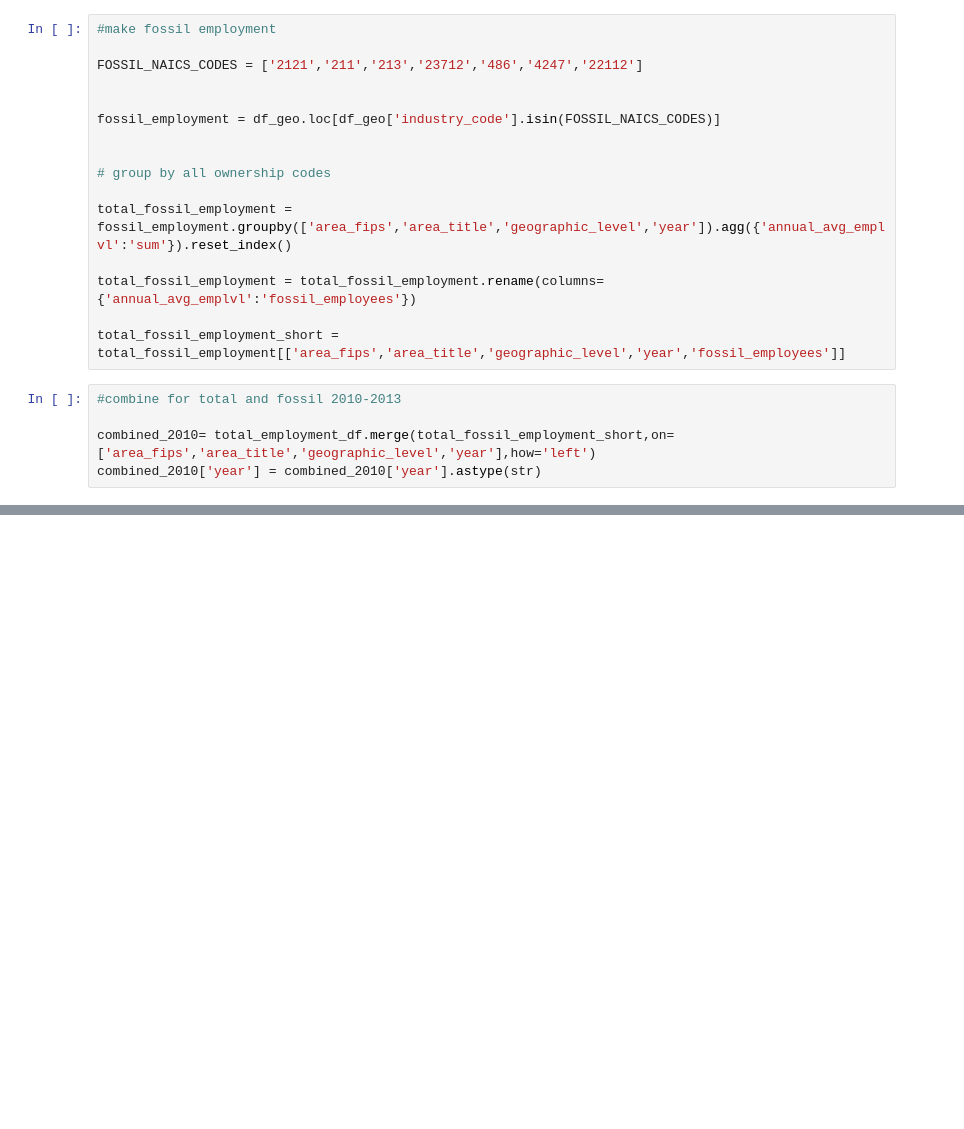
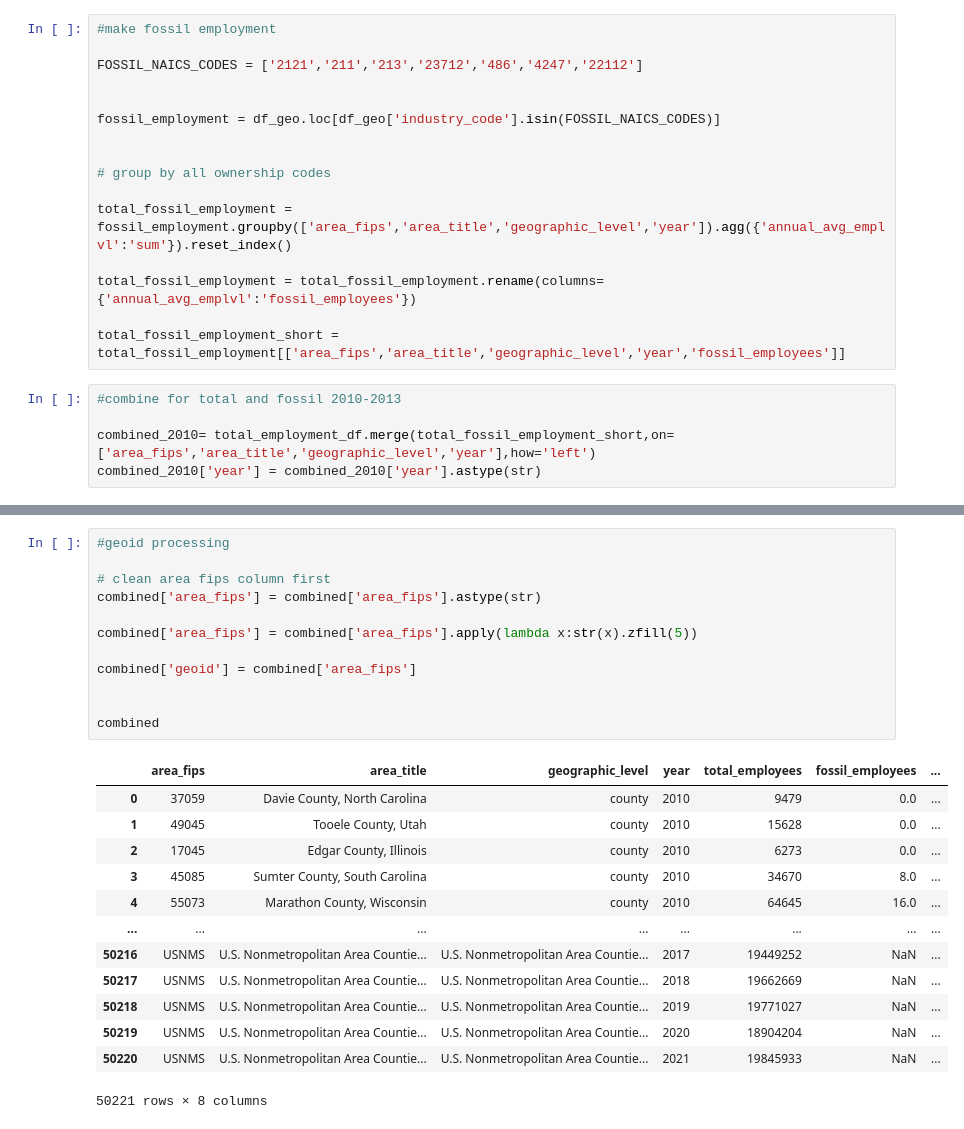
Before and after one commit to catalyst-cooperative/rmi-energy-communities, a Jupyter notebook: src/energy_comms/extract/run_qcew.ipynb, the cells around one changed output, grey strips where cells are left out. Drawn from its saved outputs; the diff is of its cells as text; blank space fills up the shorter version.

```diff
--- a/src/energy_comms/extract/run_qcew.ipynb
+++ b/src/energy_comms/extract/run_qcew.ipynb
@@ -169,0 +163,26 @@ combined
+# %%
+#geoid processing
+
+# clean area fips column first
+combined['area_fips'] = combined['area_fips'].astype(str)
+
+combined['area_fips'] = combined['area_fips'].apply(lambda x:str(x).zfill(5))
+
+combined['geoid'] = combined['area_fips']
+
+
+combined
+# %% [output]
+|  | area_fips | area_title | geographic_level | year | total_employees | fossil_employees | ... |
+| 0 | 37059 | Davie County, North Carolina | county | 2010 | 9479 | 0.0 | ... |
+| 1 | 49045 | Tooele County, Utah | county | 2010 | 15628 | 0.0 | ... |
+| 2 | 17045 | Edgar County, Illinois | county | 2010 | 6273 | 0.0 | ... |
+| 3 | 45085 | Sumter County, South Carolina | county | 2010 | 34670 | 8.0 | ... |
+| 4 | 55073 | Marathon County, Wisconsin | county | 2010 | 64645 | 16.0 | ... |
+| ... | ... | ... | ... | ... | ... | ... | ... |
+| 50216 | USNMS | U.S. Nonmetropolitan Area Countie... | U.S. Nonmetropolitan Area Countie... | 2017 | 19449252 | NaN | ... |
+| 50217 | USNMS | U.S. Nonmetropolitan Area Countie... | U.S. Nonmetropolitan Area Countie... | 2018 | 19662669 | NaN | ... |
+| 50218 | USNMS | U.S. Nonmetropolitan Area Countie... | U.S. Nonmetropolitan Area Countie... | 2019 | 19771027 | NaN | ... |
+| 50219 | USNMS | U.S. Nonmetropolitan Area Countie... | U.S. Nonmetropolitan Area Countie... | 2020 | 18904204 | NaN | ... |
+| 50220 | USNMS | U.S. Nonmetropolitan Area Countie... | U.S. Nonmetropolitan Area Countie... | 2021 | 19845933 | NaN | ... |
+50221 rows × 8 columns
```
Also changed, not shown: parts of 23 cells of this notebook, 14 other files.
